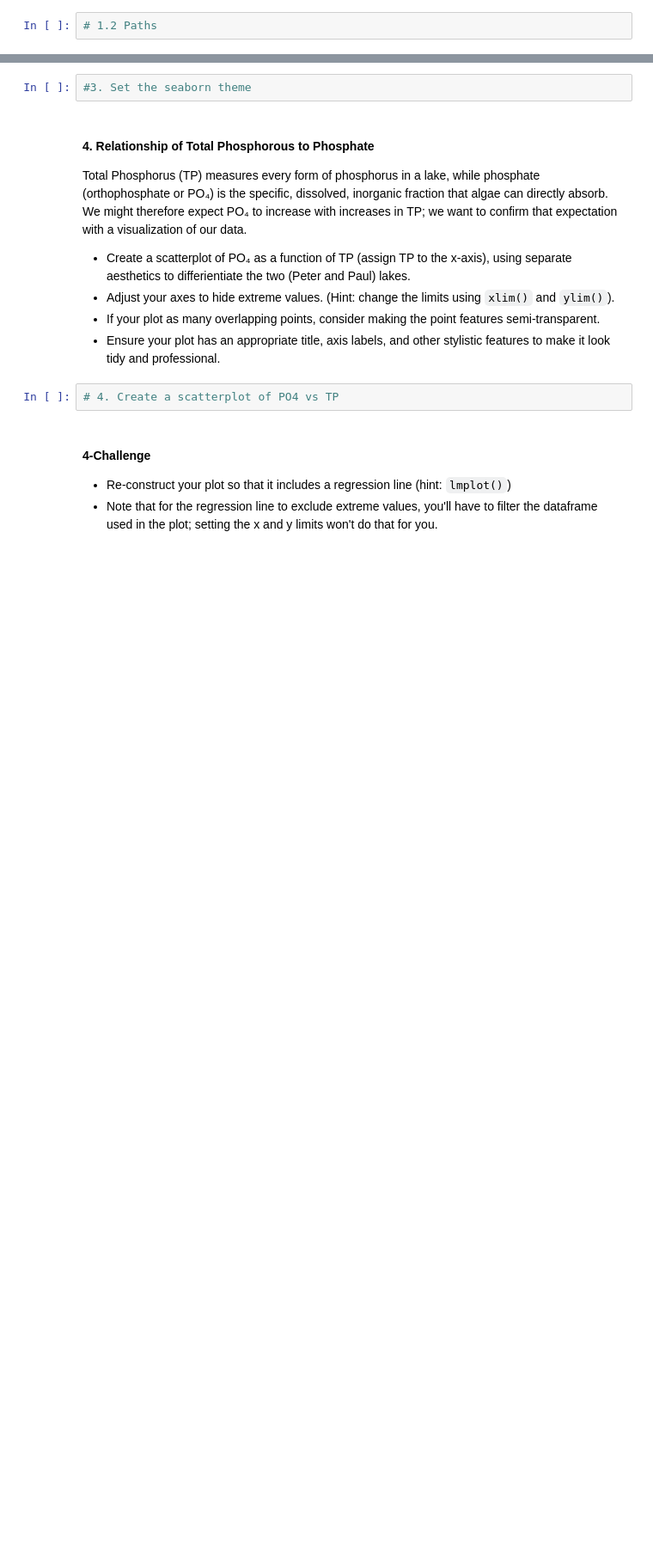
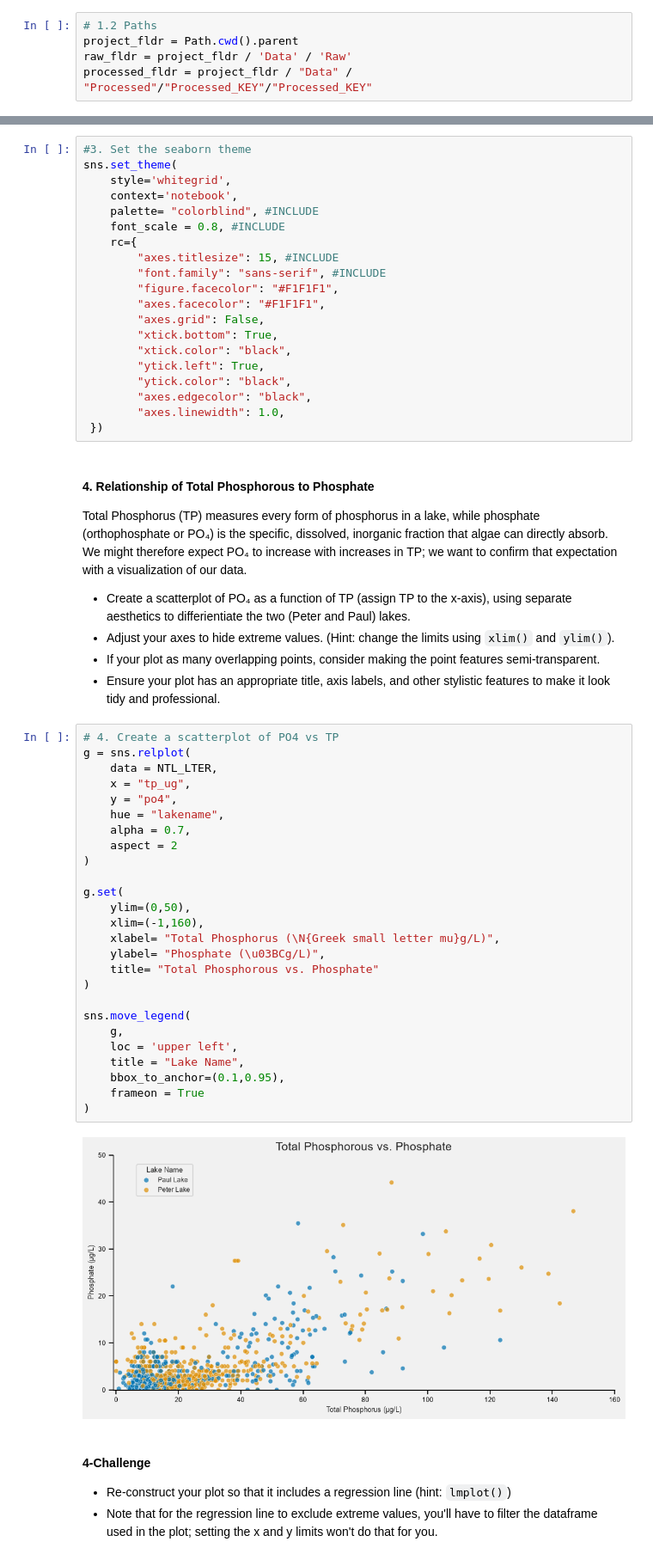
Before and after one commit to sarahj-hall/ENV700, a Jupyter notebook: Assignments/A5-DataVisualization.ipynb, the cells around one changed output, grey strips where cells are left out. Shown at 86% size. Drawn from its saved outputs; the diff is of its cells as text; blank space fills up the shorter version.

```diff
--- a/Assignments/A5-DataVisualization.ipynb
+++ b/Assignments/A5-DataVisualization.ipynb
@@ -20,5 +24,8 @@ As always, address the tasks below to the best of your ability. Be sure to ask i
 # %%
 # 1.2 Paths
+project_fldr = Path.cwd().parent
+raw_fldr = project_fldr / 'Data' / 'Raw'
+processed_fldr = project_fldr / "Data" / "Processed"/"Processed_KEY"/"Processed_KEY"
 # %% [markdown]
 #### 2. Ingest Data & Wrangle
 * 2.1 NTL LTER data for Peter and Paul Lakes
@@ -50,6 +86,24 @@ As always, address the tasks below to the best of your ability. Be sure to ask i
 * Set the theme's runtime configuration (`rc`) so that plots have a *title size* of 20 and use a serif *font family*.
 # %%
 #3. Set the seaborn theme
+sns.set_theme(
+    style='whitegrid',
+    context='notebook',
+    palette= "colorblind", #INCLUDE
+    font_scale = 0.8, #INCLUDE
+    rc={
+        "axes.titlesize": 15, #INCLUDE
+        "font.family": "sans-serif", #INCLUDE
+        "figure.facecolor": "#F1F1F1",
+        "axes.facecolor": "#F1F1F1",
+        "axes.grid": False,
+        "xtick.bottom": True,
+        "xtick.color": "black",
+        "ytick.left": True,
+        "ytick.color": "black",
+        "axes.edgecolor": "black",
+        "axes.linewidth": 1.0,
+ })
 # %% [markdown]
 #### 4. Relationship of Total Phosphorous to Phosphate
 Total Phosphorus (TP) measures every form of phosphorus in a lake, while phosphate (orthophosphate or PO₄) is the specific, dissolved, inorganic fraction that algae can directly absorb. We might therefore expect PO₄ to increase with increases in TP; we want to confirm that expectation with a visualization of our data.
@@ -59,6 +113,32 @@ Total Phosphorus (TP) measures every form of phosphorus in a lake, while phospha
 - Ensure your plot has an appropriate title, axis labels, and other stylistic features to make it look tidy and professional.
 # %%
 # 4. Create a scatterplot of PO4 vs TP
+g = sns.relplot(
+    data = NTL_LTER,
+    x = "tp_ug",
+    y = "po4",
+    hue = "lakename",
+    alpha = 0.7,
+    aspect = 2
+)
+
+g.set(
+    ylim=(0,50),
+    xlim=(-1,160),
+    xlabel= "Total Phosphorus (\N{Greek small letter mu}g/L)",
+    ylabel= "Phosphate (\u03BCg/L)",
+    title= "Total Phosphorous vs. Phosphate"
+)
+
+sns.move_legend(
+    g,
+    loc = 'upper left',
+    title = "Lake Name",
+    bbox_to_anchor=(0.1,0.95),
+    frameon = True
+)
+# %% [output]
+[figure, added]
 # %% [markdown]
 #### 4-Challenge
 * Re-construct your plot so that it includes a regression line (hint: `lmplot()`)
```
Also changed, not shown: parts of 13 cells of this notebook, 3 other files.
